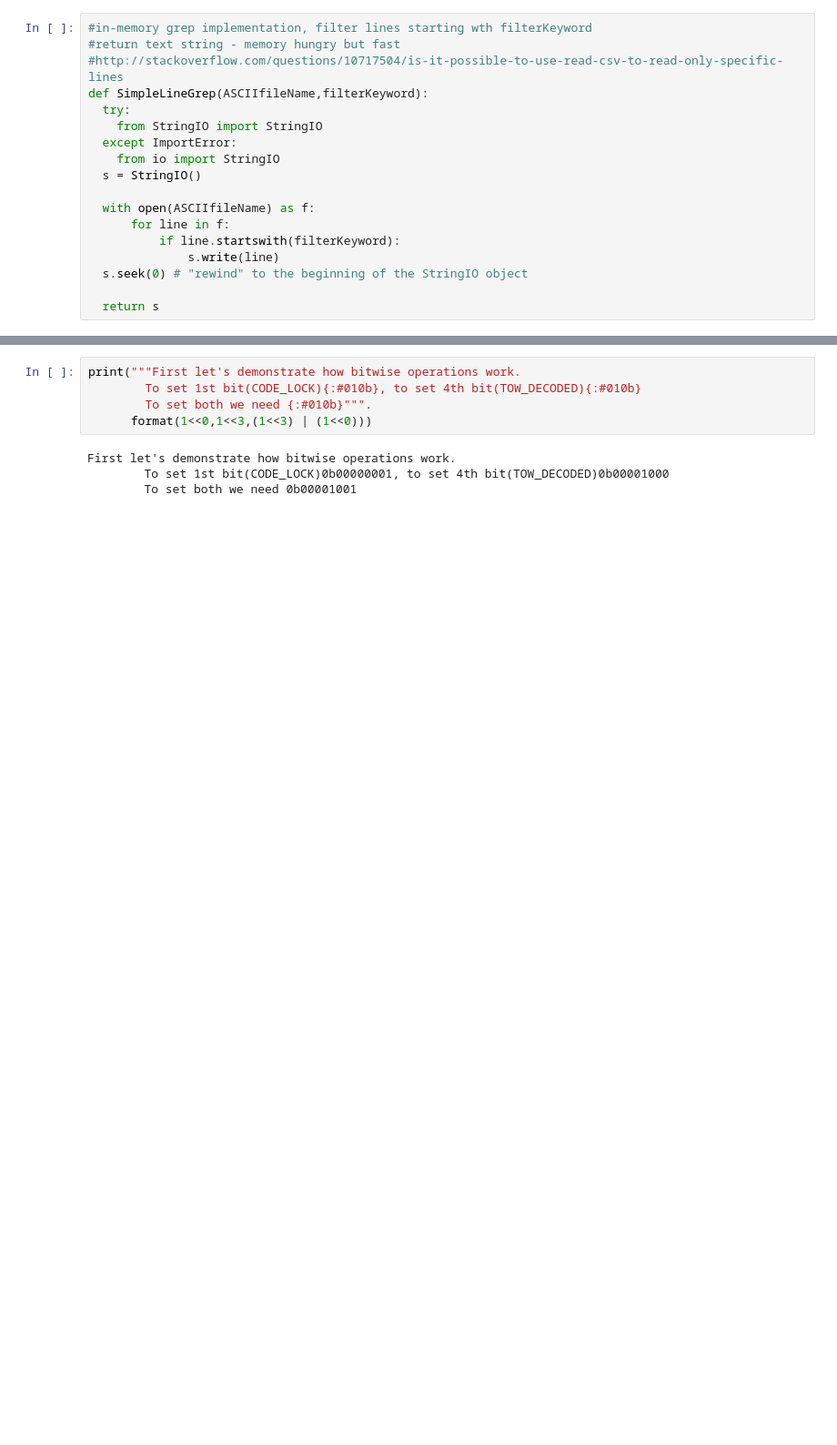
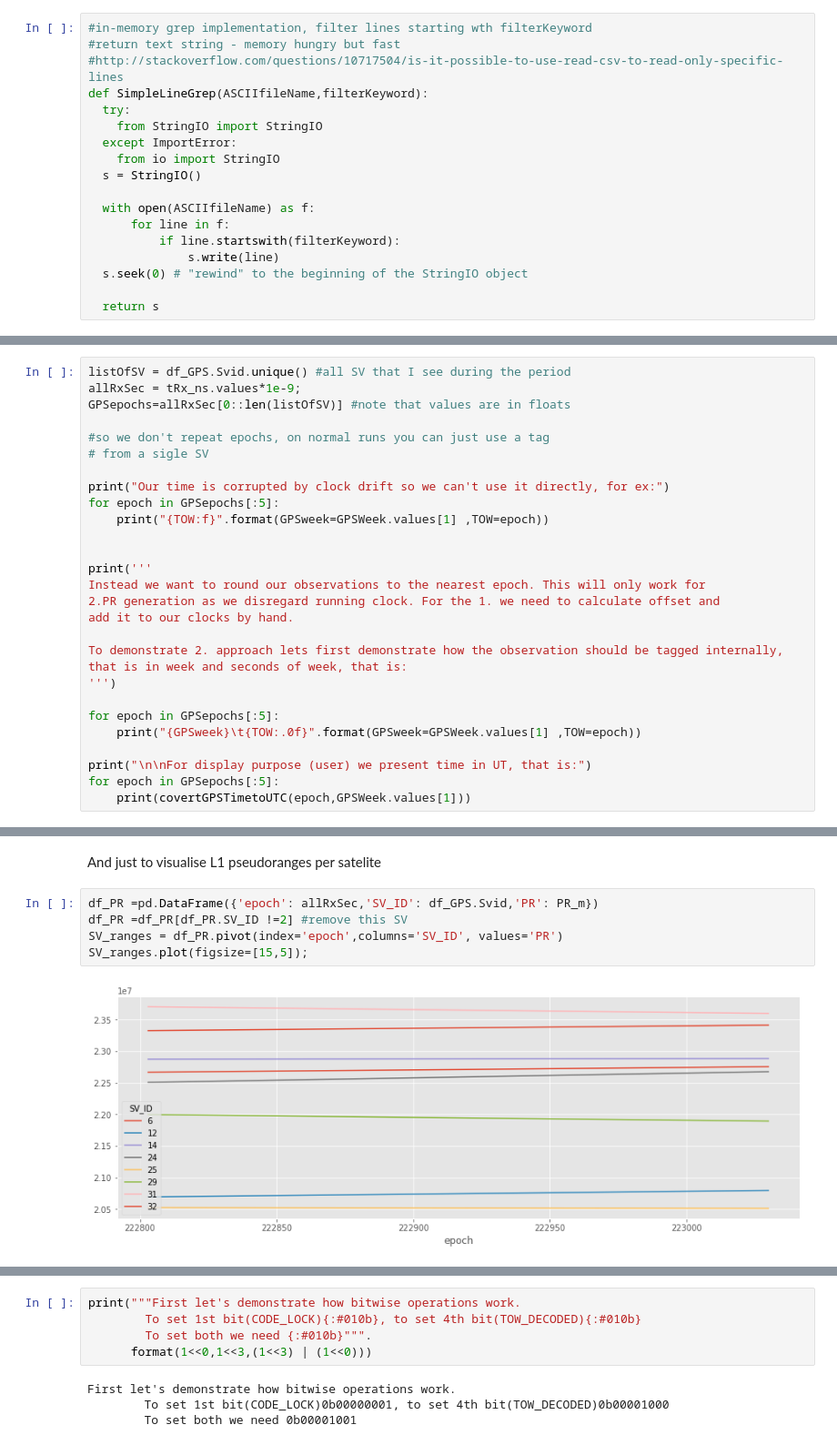
Before and after one commit to DfAC/AndroidGNSS, a Jupyter notebook: ProcessRanges.ipynb, the cells around one changed output, grey strips where cells are left out. Shown: that part at 91% size. Saved outputs shown, nothing was run; the diff lists cells and outputs as text; blank space fills up the shorter version.

```diff
--- a/ProcessRanges.ipynb
+++ b/ProcessRanges.ipynb
@@ -75,0 +282,28 @@ For this workshop we will only focus on the last one.
+# %%
+listOfSV = df_GPS.Svid.unique() #all SV that I see during the period
+allRxSec = tRx_ns.values*1e-9;
+GPSepochs=allRxSec[0::len(listOfSV)] #note that values are in floats
+
+#so we don't repeat epochs, on normal runs you can just use a tag
+# from a sigle SV
+
+print("Our time is corrupted by clock drift so we can't use it directly, for ex:")
+for epoch in GPSepochs[:5]:
+    print("{TOW:f}".format(GPSweek=GPSWeek.values[1] ,TOW=epoch))
+
+
+print('''
+Instead we want to round our observations to the nearest epoch. This will only work for
+2.PR generation as we disregard running clock. For the 1. we need to calculate offset and
+add it to our clocks by hand.
+
+To demonstrate 2. approach lets first demonstrate how the observation should be tagged internally,
+that is in week and seconds of week, that is:
+''')
+
+for epoch in GPSepochs[:5]:
+    print("{GPSweek}\t{TOW:.0f}".format(GPSweek=GPSWeek.values[1] ,TOW=epoch))
+
+print("\n\nFor display purpose (user) we present time in UT, that is:")
+for epoch in GPSepochs[:5]:
+    print(covertGPSTimetoUTC(epoch,GPSWeek.values[1]))
@@ -76 +328,10 @@ For this workshop we will only focus on the last one.
+# %% [markdown]
+And just to visualise L1 pseudoranges per satelite
+# %%
+df_PR =pd.DataFrame({'epoch': allRxSec,'SV_ID': df_GPS.Svid,'PR': PR_m})
+df_PR =df_PR[df_PR.SV_ID !=2] #remove this SV
+SV_ranges = df_PR.pivot(index='epoch',columns='SV_ID', values='PR')
+SV_ranges.plot(figsize=[15,5]);
+# %% [output]
+[figure, added]
 # %% [markdown]
```
Also changed, not shown: parts of 29 cells of this notebook, 1 other file.
